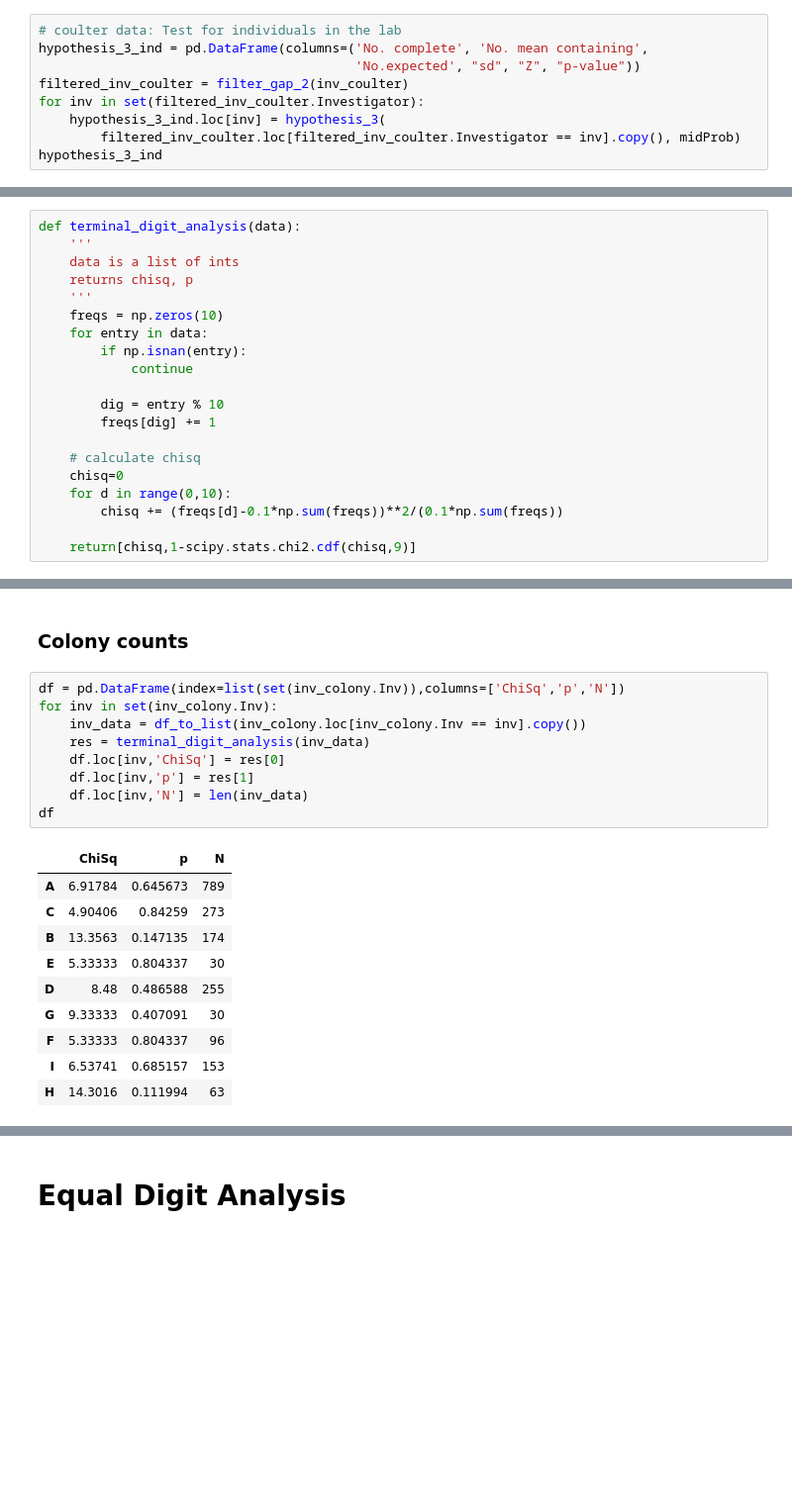
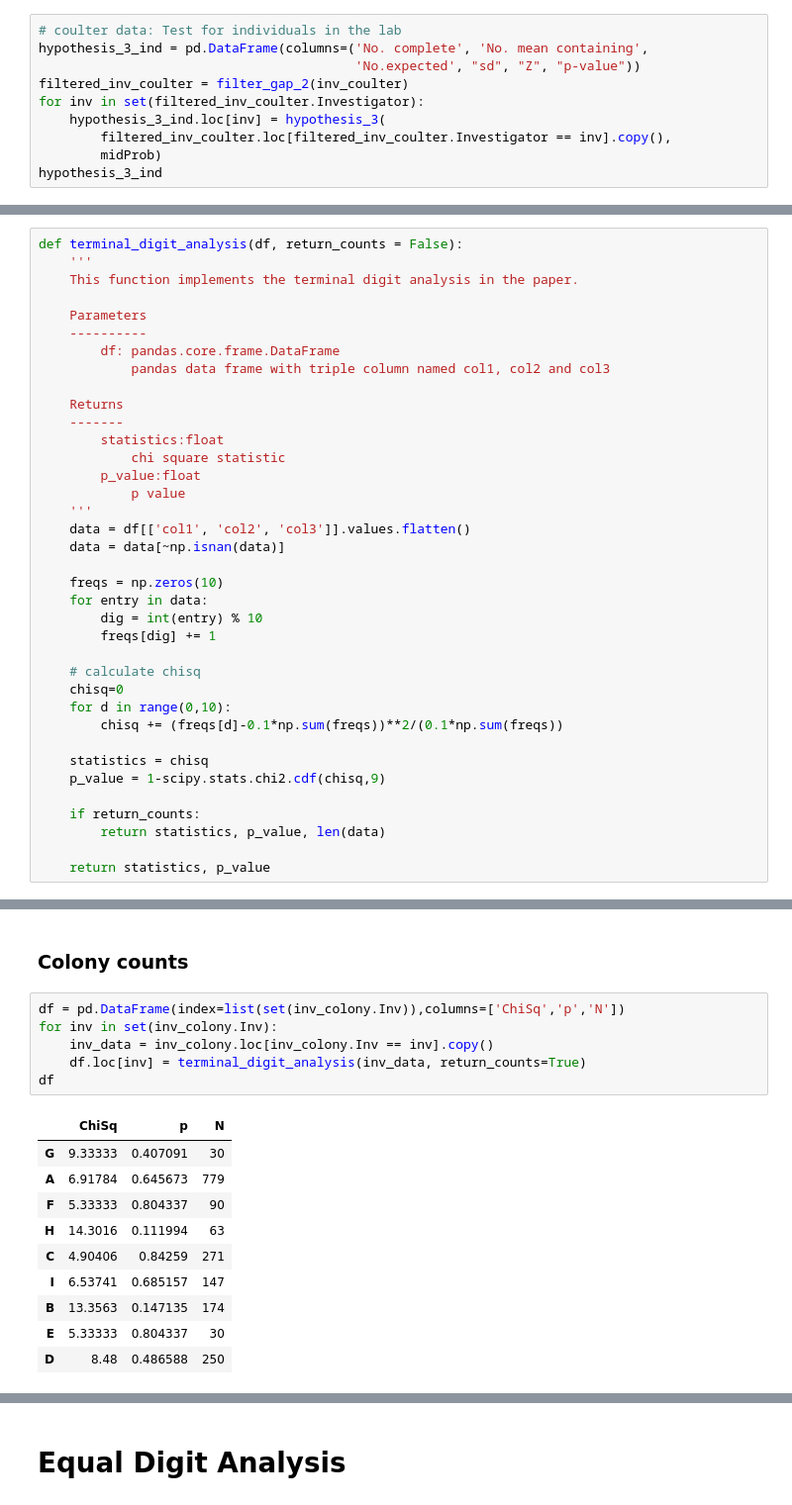
Before and after one commit to standard-aaron/reproduce_sor_2016, a Jupyter notebook: report/Reports.ipynb, the cells around one changed output, grey strips where cells are left out. Shown at 99% size. Drawn from its saved outputs; the diff is of its cells as text; blank space fills up the shorter version.

```diff
--- a/report/Reports.ipynb
+++ b/report/Reports.ipynb
@@ -456,7 +466,8 @@ hypothesis_3_ind = pd.DataFrame(columns=('No. complete', 'No. mean containing',
 filtered_inv_coulter = filter_gap_2(inv_coulter)
 for inv in set(filtered_inv_coulter.Investigator):
     hypothesis_3_ind.loc[inv] = hypothesis_3(
-        filtered_inv_coulter.loc[filtered_inv_coulter.Investigator == inv].copy(), midProb)
+        filtered_inv_coulter.loc[filtered_inv_coulter.Investigator == inv].copy(),
+        midProb)
 hypothesis_3_ind
 # %% [output]
 |  | No. complete | No. mean containing | No.expected | sd | Z | p-value |
@@ -487,17 +498,28 @@ The following function takes count data as input and outputs 1) its $\chi^2$ sta
 
 We found minor discrepancies in our calculation of the statistic; we assume this was
 # %%
-def terminal_digit_analysis(data):
+def terminal_digit_analysis(df, return_counts = False):
     '''
-    data is a list of ints
-    returns chisq, p
+    This function implements the terminal digit analysis in the paper.
+
+    Parameters
+    ----------
+        df: pandas.core.frame.DataFrame
+            pandas data frame with triple column named col1, col2 and col3
+
+    Returns
+    -------
+        statistics:float
+            chi square statistic
+        p_value:float
+            p value
     '''
+    data = df[['col1', 'col2', 'col3']].values.flatten()
+    data = data[~np.isnan(data)]
+
     freqs = np.zeros(10)
     for entry in data:
-        if np.isnan(entry):
-            continue
-
-        dig = entry % 10
+        dig = int(entry) % 10
         freqs[dig] += 1
 
     # calculate chisq
@@ -505,4 +527,10 @@ def terminal_digit_analysis(data):
     for d in range(0,10):
         chisq += (freqs[d]-0.1*np.sum(freqs))**2/(0.1*np.sum(freqs))
 
-    return[chisq,1-scipy.stats.chi2.cdf(chisq,9)]
+    statistics = chisq
+    p_value = 1-scipy.stats.chi2.cdf(chisq,9)
+
+    if return_counts:
+        return statistics, p_value, len(data)
+
+    return statistics, p_value
@@ -596,20 +583,17 @@ Our results show that Investigator D appears to have a suspicious distribution o
 # %%
 df = pd.DataFrame(index=list(set(inv_colony.Inv)),columns=['ChiSq','p','N'])
 for inv in set(inv_colony.Inv):
-    inv_data = df_to_list(inv_colony.loc[inv_colony.Inv == inv].copy())
-    res = terminal_digit_analysis(inv_data)
-    df.loc[inv,'ChiSq'] = res[0]
-    df.loc[inv,'p'] = res[1]
-    df.loc[inv,'N'] = len(inv_data)
+    inv_data = inv_colony.loc[inv_colony.Inv == inv].copy()
+    df.loc[inv] = terminal_digit_analysis(inv_data, return_counts=True)
 df
 # %% [output]
 |  | ChiSq | p | N |
-| A | 6.91784 | 0.645673 | 789 |
-| C | 4.90406 | 0.84259 | 273 |
+| G | 9.33333 | 0.407091 | 30 |
+| A | 6.91784 | 0.645673 | 779 |
+| F | 5.33333 | 0.804337 | 90 |
+| H | 14.3016 | 0.111994 | 63 |
+| C | 4.90406 | 0.84259 | 271 |
+| I | 6.53741 | 0.685157 | 147 |
 | B | 13.3563 | 0.147135 | 174 |
 | E | 5.33333 | 0.804337 | 30 |
-| D | 8.48 | 0.486588 | 255 |
-| G | 9.33333 | 0.407091 | 30 |
-| F | 5.33333 | 0.804337 | 96 |
-| I | 6.53741 | 0.685157 | 153 |
-| H | 14.3016 | 0.111994 | 63 |
+| D | 8.48 | 0.486588 | 250 |
```
Also changed, not shown: parts of 48 cells of this notebook.
